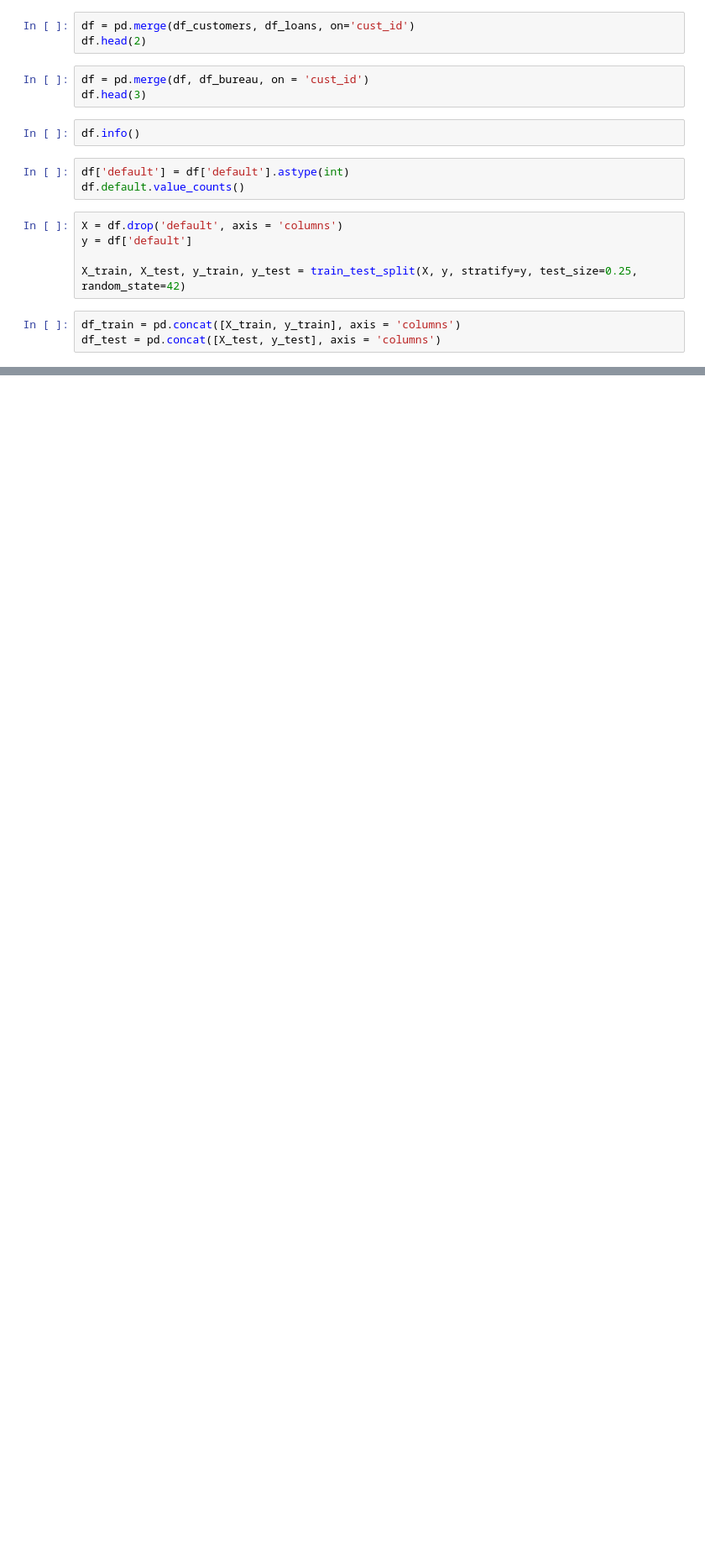
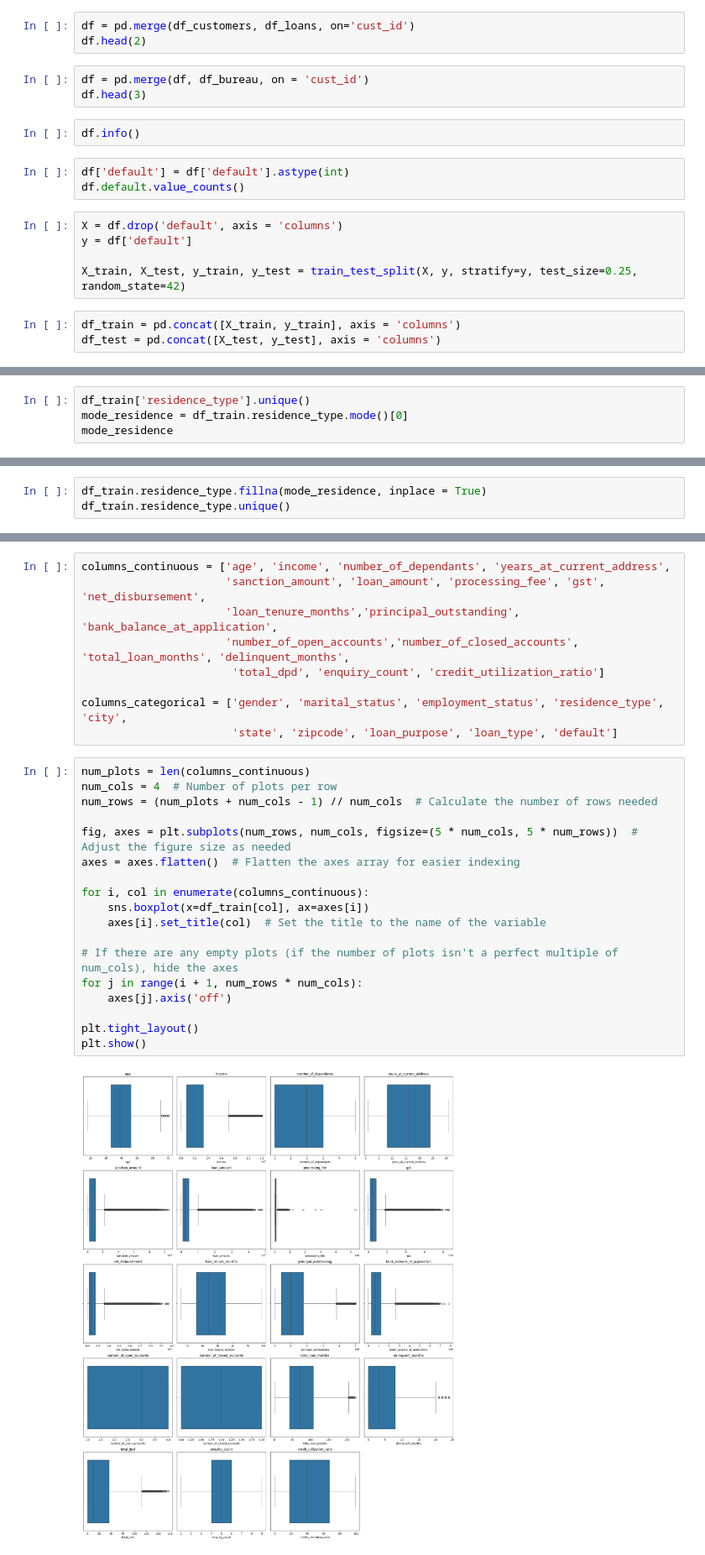
Before and after one commit to Somil-24/CreditRiskScoringModel, a Jupyter notebook: model/credit_risk_model.ipynb, the cells around one changed output, grey strips where cells are left out. Shown at 84% size. Drawn from its saved outputs; the diff is of its cells as text; blank space fills up the shorter version.

```diff
--- a/model/credit_risk_model.ipynb
+++ b/model/credit_risk_model.ipynb
@@ -31,0 +36,4 @@ df_test = pd.concat([X_test, y_test], axis = 'columns')
+# %%
+df_train['residence_type'].unique()
+mode_residence = df_train.residence_type.mode()[0]
+mode_residence
@@ -31,0 +42,3 @@ df_test = pd.concat([X_test, y_test], axis = 'columns')
+# %%
+df_train.residence_type.fillna(mode_residence, inplace = True)
+df_train.residence_type.unique()
@@ -31,0 +62,29 @@ df_test = pd.concat([X_test, y_test], axis = 'columns')
+# %%
+columns_continuous = ['age', 'income', 'number_of_dependants', 'years_at_current_address',
+                      'sanction_amount', 'loan_amount', 'processing_fee', 'gst', 'net_disbursement',
+                      'loan_tenure_months','principal_outstanding', 'bank_balance_at_application',
+                      'number_of_open_accounts','number_of_closed_accounts', 'total_loan_months', 'delinquent_months',
+                       'total_dpd', 'enquiry_count', 'credit_utilization_ratio']
+
+columns_categorical = ['gender', 'marital_status', 'employment_status', 'residence_type', 'city',
+                       'state', 'zipcode', 'loan_purpose', 'loan_type', 'default']
+# %%
+num_plots = len(columns_continuous)
+num_cols = 4  # Number of plots per row
+num_rows = (num_plots + num_cols - 1) // num_cols  # Calculate the number of rows needed
+
+fig, axes = plt.subplots(num_rows, num_cols, figsize=(5 * num_cols, 5 * num_rows))  # Adjust the figure size as needed
+axes = axes.flatten()  # Flatten the axes array for easier indexing
+
+for i, col in enumerate(columns_continuous):
+    sns.boxplot(x=df_train[col], ax=axes[i])
+    axes[i].set_title(col)  # Set the title to the name of the variable
+
+# If there are any empty plots (if the number of plots isn't a perfect multiple of num_cols), hide the axes
+for j in range(i + 1, num_rows * num_cols):
+    axes[j].axis('off')
+
+plt.tight_layout()
+plt.show()
+# %% [output]
+[figure, added]
```
Also changed, not shown: parts of 18 cells of this notebook.
